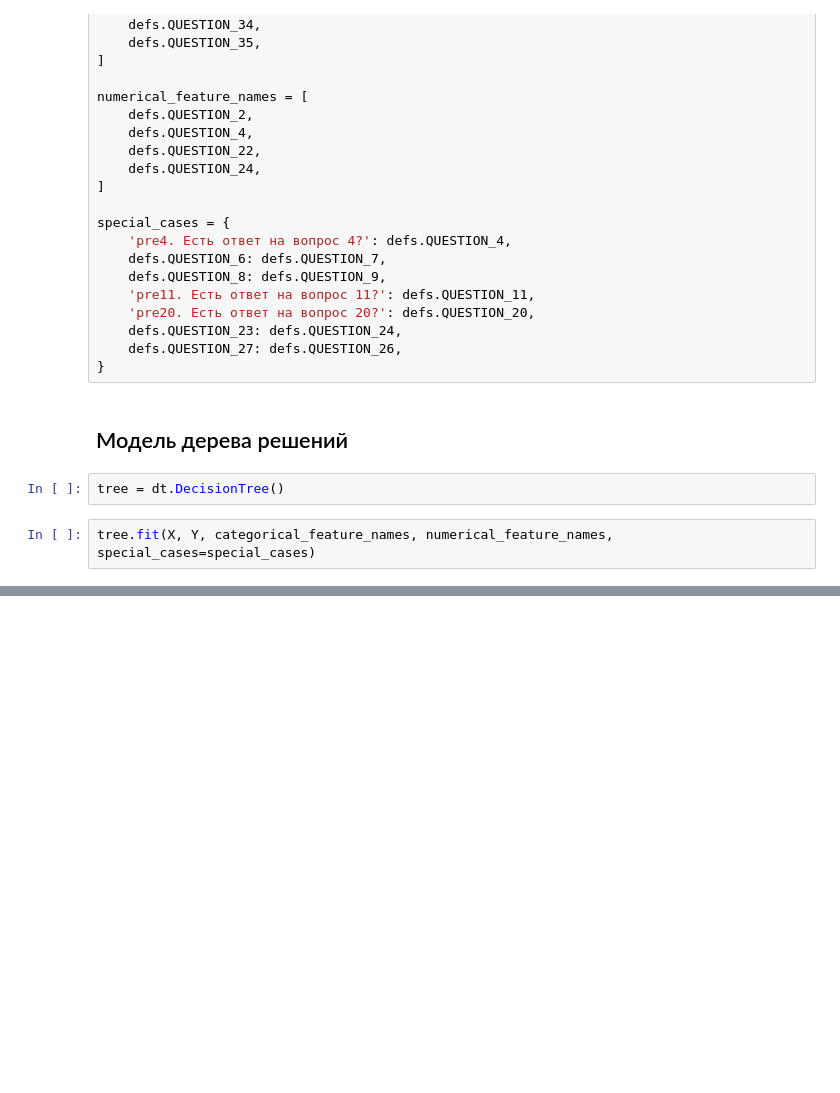
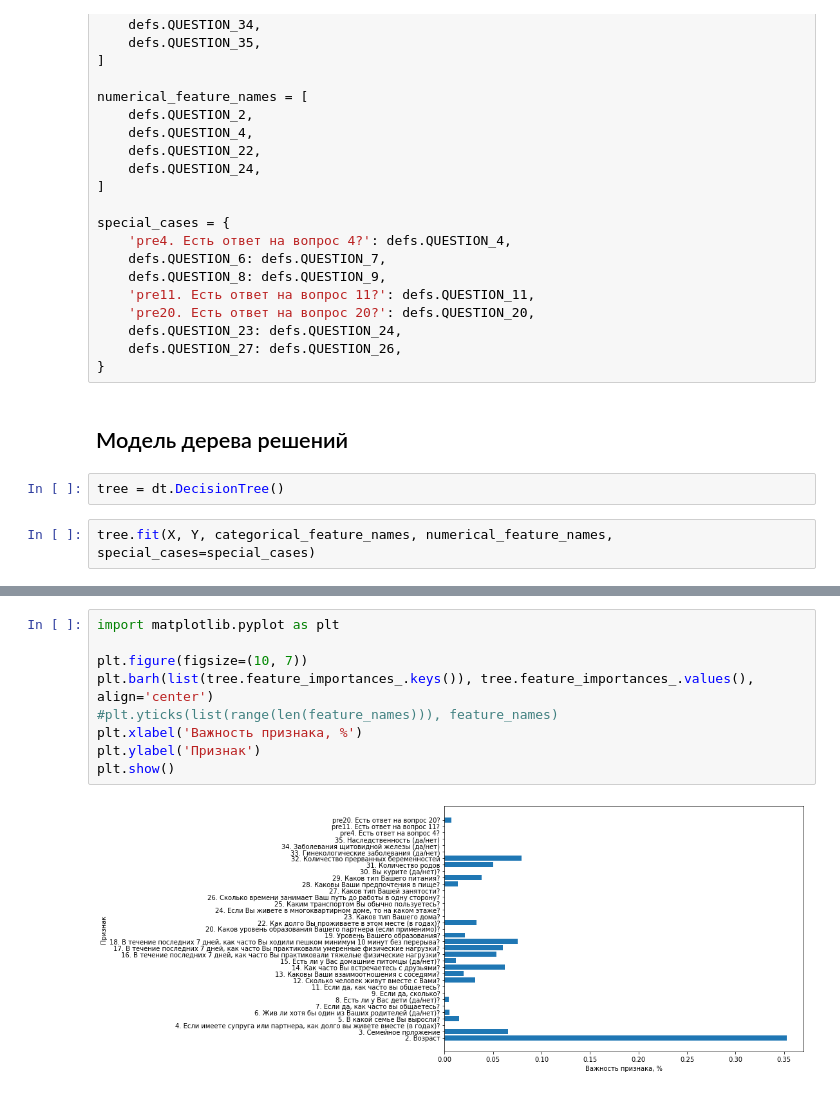
Before and after one commit to mikhailmartin/Breast-Cancer, a Jupyter notebook: myDecisionTreeClassifier.ipynb, the cells around one changed output, grey strips where cells are left out. Cells and saved outputs as stored; diff of their text form; blank space fills up the shorter version.

Commit message:
добавил подсчёт значимости признака

```diff
--- a/myDecisionTreeClassifier.ipynb
+++ b/myDecisionTreeClassifier.ipynb
@@ -74,0 +100,11 @@ display.Image('дерево решений.gv.png')
+# %%
+import matplotlib.pyplot as plt
+
+plt.figure(figsize=(10, 7))
+plt.barh(list(tree.feature_importances_.keys()), tree.feature_importances_.values(), align='center')
+#plt.yticks(list(range(len(feature_names))), feature_names)
+plt.xlabel('Важность признака, %')
+plt.ylabel('Признак')
+plt.show()
+# %% [output]
+[figure, added]
```
Also changed, not shown: parts of 3 cells of this notebook, 3 other files.
